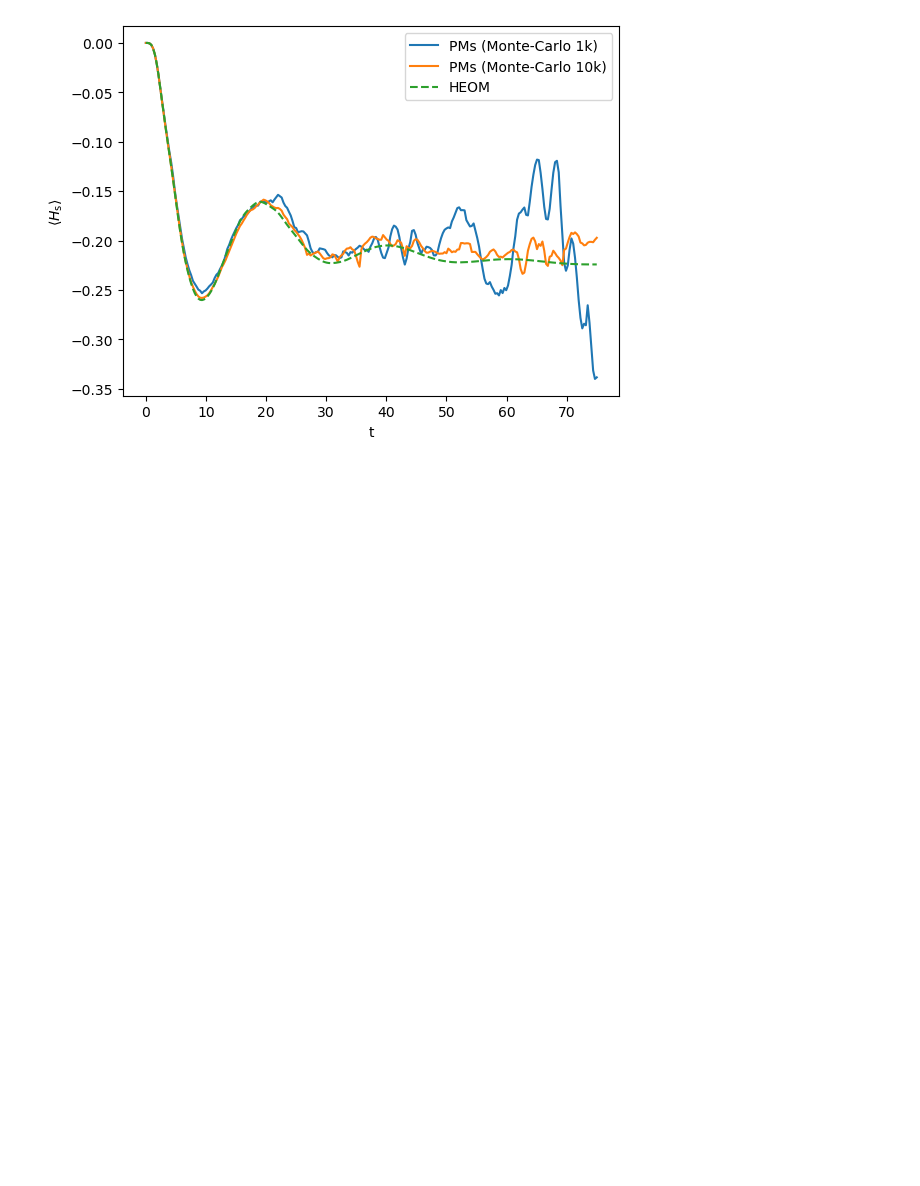
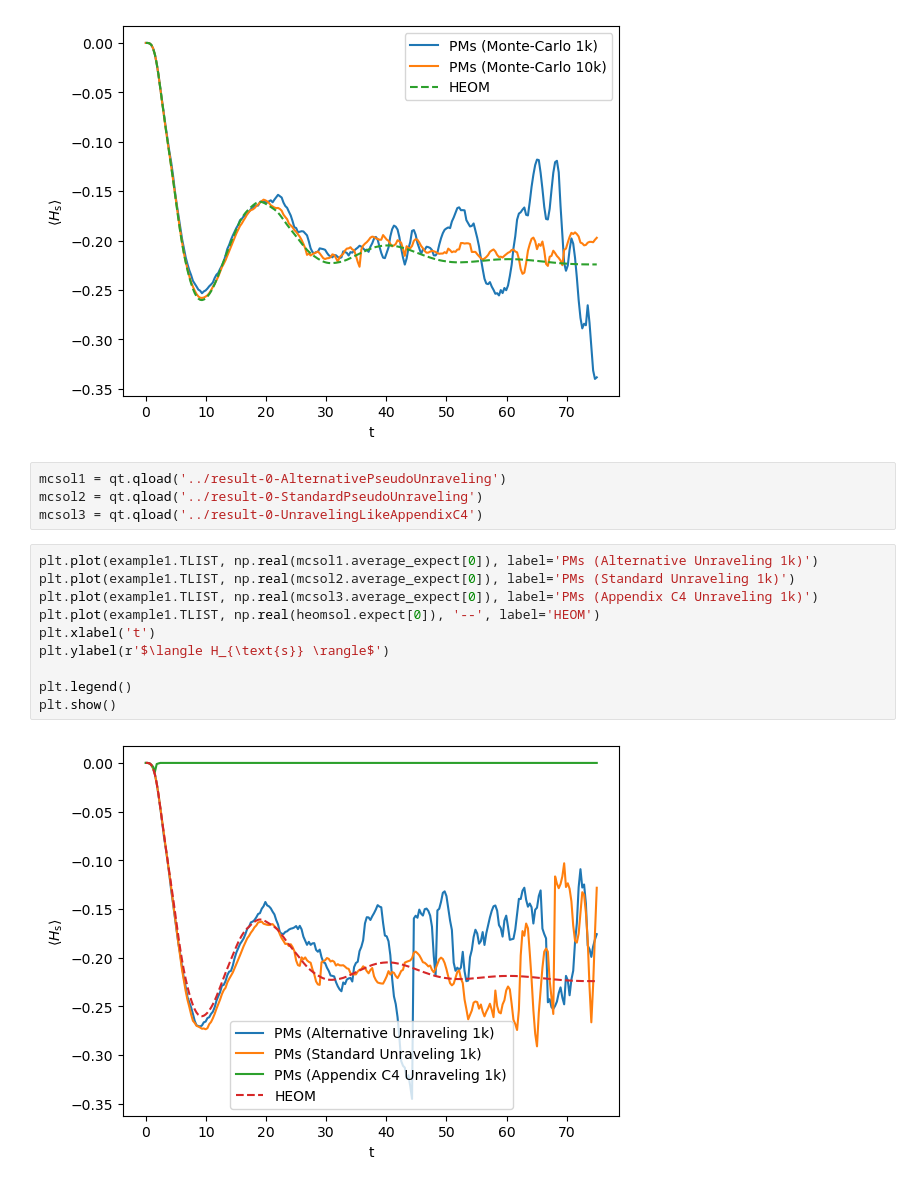
Before and after one commit to pmenczel/Pseudomode-Examples, a Jupyter notebook: example1.ipynb, the cells around one changed output. Cells and saved outputs as stored; diff of their text form; blank space fills up the shorter version.

```diff
--- a/example1.ipynb
+++ b/example1.ipynb
@@ -91,3 +92,19 @@ plt.legend()
 plt.show()
 # %% [output]
 [figure]
+# %%
+mcsol1 = qt.qload('../result-0-AlternativePseudoUnraveling')
+mcsol2 = qt.qload('../result-0-StandardPseudoUnraveling')
+mcsol3 = qt.qload('../result-0-UnravelingLikeAppendixC4')
+# %%
+plt.plot(example1.TLIST, np.real(mcsol1.average_expect[0]), label='PMs (Alternative Unraveling 1k)')
+plt.plot(example1.TLIST, np.real(mcsol2.average_expect[0]), label='PMs (Standard Unraveling 1k)')
+plt.plot(example1.TLIST, np.real(mcsol3.average_expect[0]), label='PMs (Appendix C4 Unraveling 1k)')
+plt.plot(example1.TLIST, np.real(heomsol.expect[0]), '--', label='HEOM')
+plt.xlabel('t')
+plt.ylabel(r'$\langle H_{\text{s}} \rangle$')
+
+plt.legend()
+plt.show()
+# %% [output]
+[figure, added]
```
Also changed, not shown: parts of 4 cells of this notebook, 9 other files.
